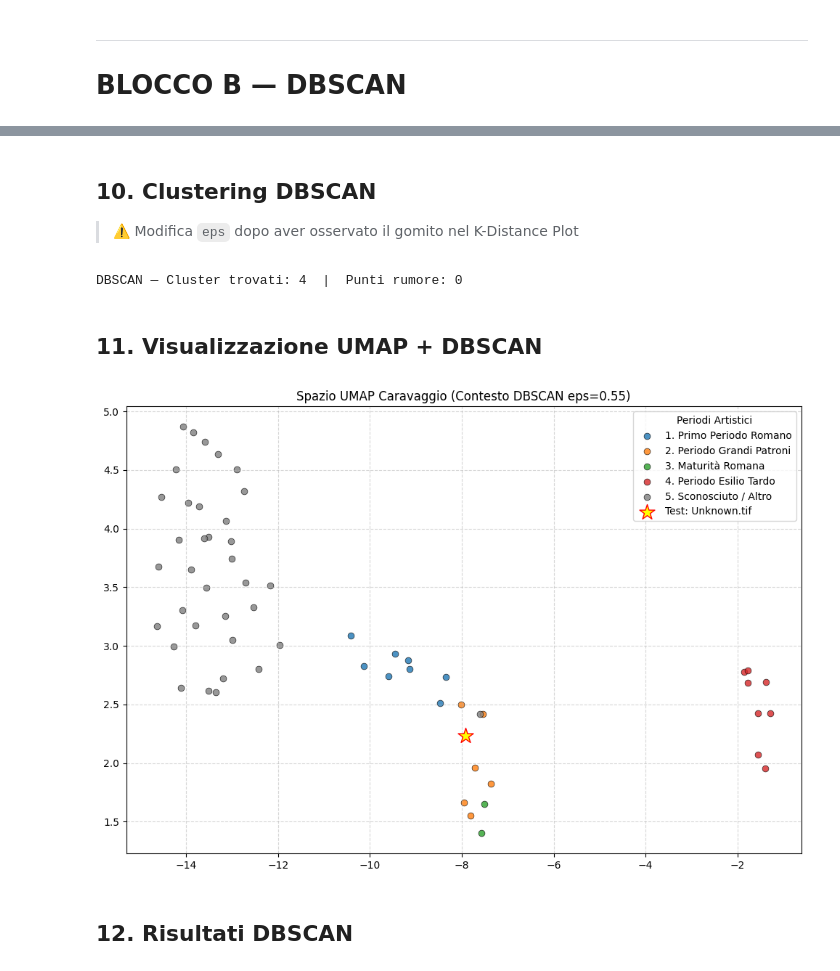
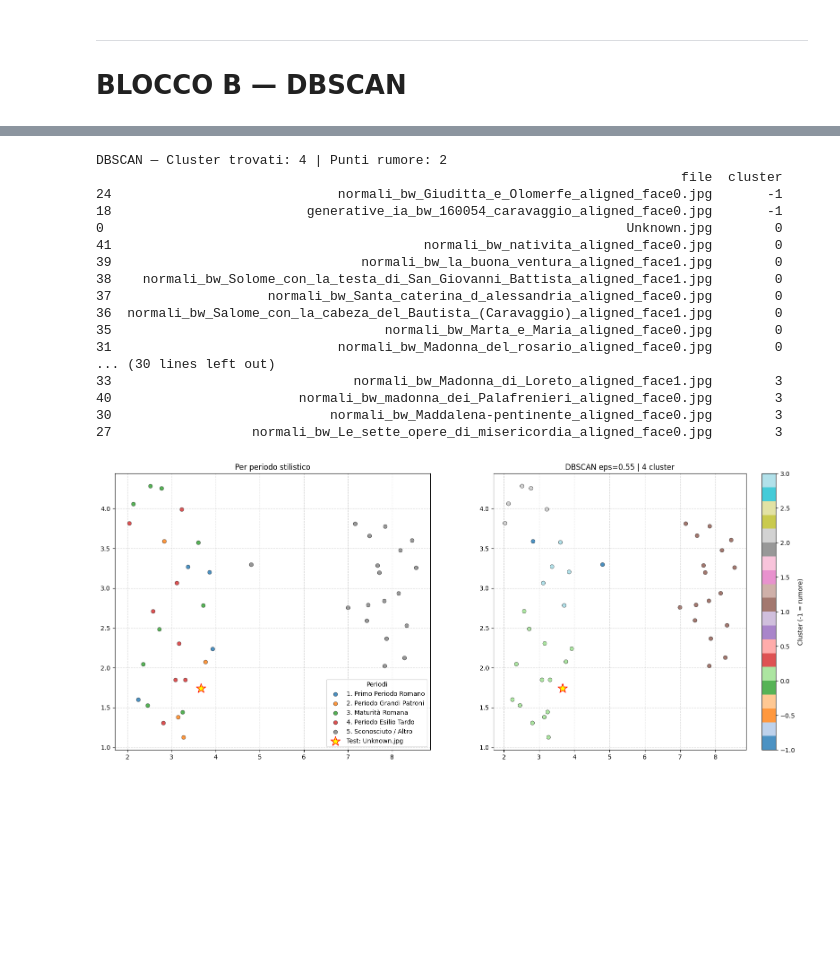
Before and after one commit to yassirsuarez/Progetto_caravaggio, a Jupyter notebook: script/Fillide_arcface.ipynb, the cells around one changed output, grey strips where cells are left out. Drawn from its saved outputs; the diff is of its cells as text; code cells hidden in the pictures; blank space fills up the shorter version.

```diff
--- a/script/Fillide_arcface.ipynb
+++ b/script/Fillide_arcface.ipynb
@@ -331,39 +312,30 @@ plt.show()
-# %% [markdown]
-## 10. Clustering DBSCAN
-> ⚠️ Modifica `eps` dopo aver osservato il gomito nel K-Distance Plot
 # %%
-eps = 0.55  # <-- modifica questo valore
+eps = 0.55   # <-- modificalo guardando il gomito del grafico sopra
 
-clusterer_db = DBSCAN(eps=eps, min_samples=min_samples)
-labels_db = clusterer_db.fit_predict(X_embedded)
+labels_db = DBSCAN(eps=eps, min_samples=min_samples).fit_predict(X_embedded)
+n_cl_db = len(set(labels_db)) - (1 if -1 in labels_db else 0)
+print(f"DBSCAN — Cluster trovati: {n_cl_db} | Punti rumore: {int((labels_db == -1).sum())}")
 
-n_clusters_db = len(set(labels_db)) - (1 if -1 in labels_db else 0)
-n_noise_db = (labels_db == -1).sum()
-print(f"\nDBSCAN — Cluster trovati: {n_clusters_db}  |  Punti rumore: {n_noise_db}")
+results_db = pd.DataFrame({'file': file_names, 'cluster': labels_db})
+print(results_db.sort_values(by='cluster').to_string())
+
+plot_umap(labels_db, f'DBSCAN eps={eps} | {n_cl_db} cluster')
 # %% [output]
-DBSCAN — Cluster trovati: 4  |  Punti rumore: 0
+DBSCAN — Cluster trovati: 4 | Punti rumore: 2
+                                                                           file  cluster
+24                             normali_bw_Giuditta_e_Olomerfe_aligned_face0.jpg       -1
+18                         generative_ia_bw_160054_caravaggio_aligned_face0.jpg       -1
+0                                                                   Unknown.jpg        0
+41                                        normali_bw_nativita_aligned_face0.jpg        0
+39                                normali_bw_la_buona_ventura_aligned_face1.jpg        0
+38    normali_bw_Solome_con_la_testa_di_San_Giovanni_Battista_aligned_face1.jpg        0
+37                    normali_bw_Santa_caterina_d_alessandria_aligned_face0.jpg        0
+36  normali_bw_Salome_con_la_cabeza_del_Bautista_(Caravaggio)_aligned_face1.jpg        0
+35                                   normali_bw_Marta_e_Maria_aligned_face0.jpg        0
+31                             normali_bw_Madonna_del_rosario_aligned_face0.jpg        0
+... (30 lines left out)
+33                               normali_bw_Madonna_di_Loreto_aligned_face1.jpg        3
+40                        normali_bw_madonna_dei_Palafrenieri_aligned_face0.jpg        3
+30                            normali_bw_Maddalena-pentinente_aligned_face0.jpg        3
+27                  normali_bw_Le_sette_opere_di_misericordia_aligned_face0.jpg        3
+[figure, added]
-# %% [markdown]
-## 11. Visualizzazione UMAP + DBSCAN
-# %%
-## 11. Visualizzazione UMAP (Replica per blocco DBSCAN)
-plt.figure(figsize=(12, 8))
-
-for periodo, colore in colori_periodi.items():
-    id_periodo = df_style['periodo'] == periodo
-    if np.sum(id_periodo) > 0:
-        plt.scatter(X_embedded[id_periodo, 0], X_embedded[id_periodo, 1],
-                    c=colore, label=periodo, s=40, alpha=0.8, edgecolors='k', linewidths=0.5)
-
-if nome_test in file_names:
-    idx_test = file_names.index(nome_test)
-    plt.scatter(X_embedded[idx_test, 0], X_embedded[idx_test, 1],
-                c='yellow', edgecolors='red', s=250, marker='*', zorder=5, label=f"Test: {nome_test}")
-
-plt.legend(loc='upper right', title="Periodi Artistici")
-plt.grid(True, linestyle='--', alpha=0.5)
-plt.title(f'Spazio UMAP Caravaggio (Contesto DBSCAN eps={eps})')
-plt.show()
-# %% [output]
-[figure, removed]
-# %% [markdown]
-## 12. Risultati DBSCAN
```
Also changed, not shown: parts of 26 cells of this notebook, 17 other files.
